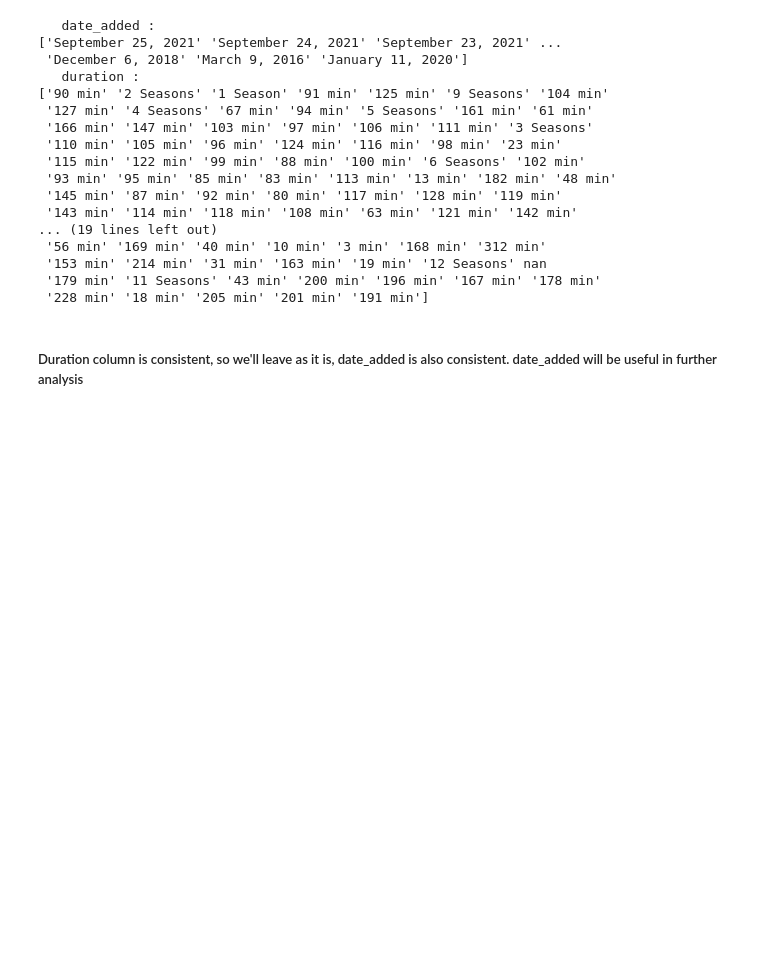
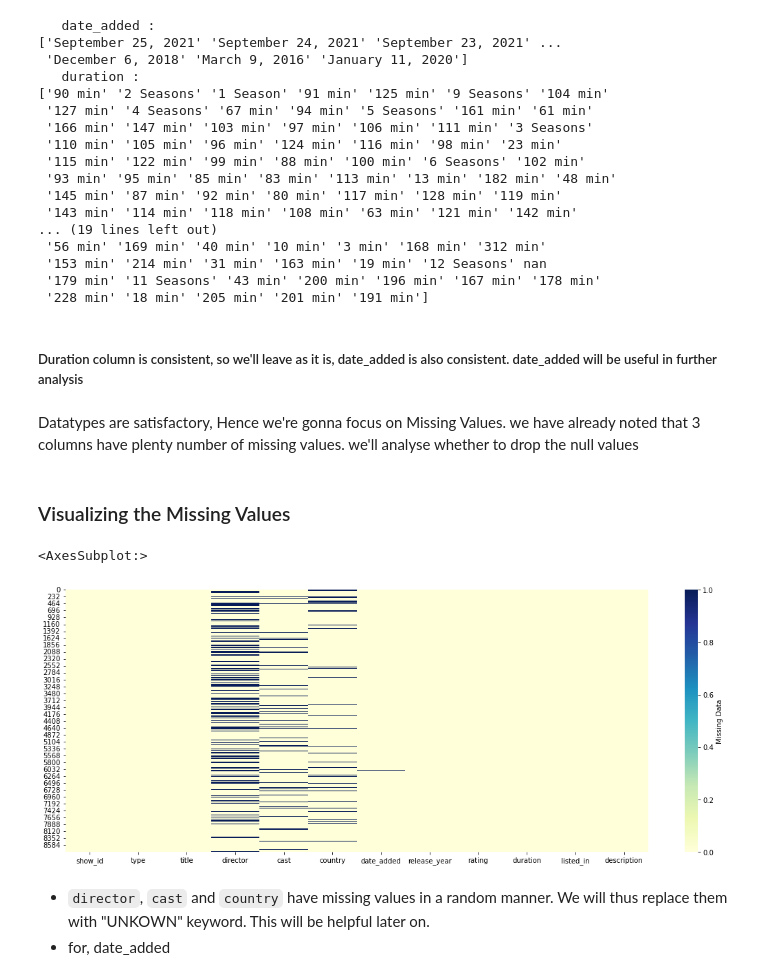
Before and after one commit to Ashar88/Netflix_shows_Analysis__EDA, a Jupyter notebook: Netflix_shows_movies.ipynb, the cells around one changed output. Cells and saved outputs as stored; diff of their text form; code cells hidden in the pictures; blank space fills up the shorter version.

Commit message:
Performed Data Cleaning
handled missing values, anomalies and datatypes

```diff
--- a/Netflix_shows_movies.ipynb
+++ b/Netflix_shows_movies.ipynb
@@ -107,3 +109,18 @@ for col in check_col:
  '228 min' '18 min' '205 min' '201 min' '191 min']
 # %% [markdown]
 ##### Duration column is consistent, so we'll leave as it is, date_added is also consistent. date_added will be useful in further analysis
+# %% [markdown]
+Datatypes are satisfactory, Hence we're gonna focus on Missing Values. we have already noted that 3 columns have plenty number of missing values. we'll analyse whether to drop the null values
+# %% [markdown]
+### Visualizing the Missing Values
+# %%
+plt.figure(figsize = (19,7) )
+sns.heatmap(df.isna(), cmap="YlGnBu"
+            ,cbar_kws={'label': 'Missing Data'}
+           )
+# %% [output]
+<AxesSubplot:>
+[figure, added]
+# %% [markdown]
+- `director`, `cast` and `country` have missing values in a random manner. We will thus replace them with "UNKOWN" keyword. This will be helpful later on.
+- for, date_added
```
Also changed, not shown: parts of 18 cells of this notebook.
